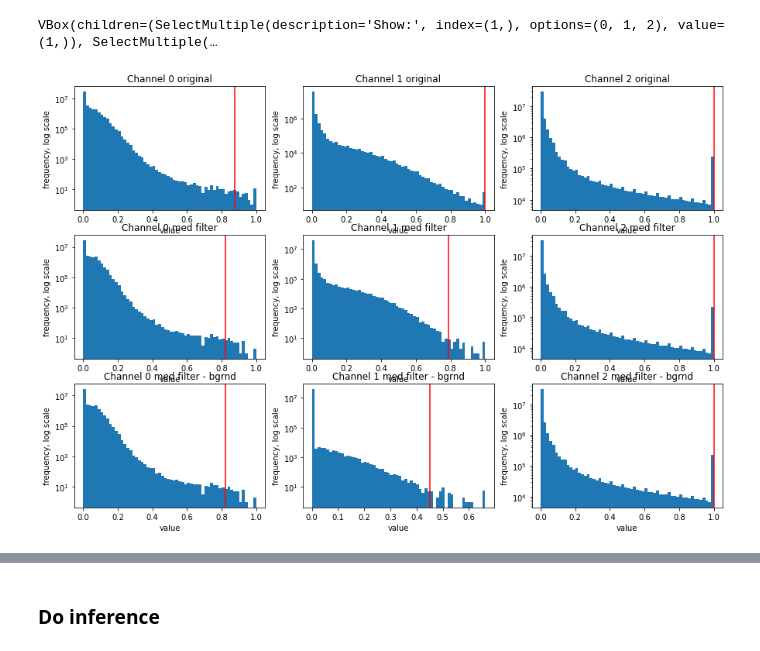
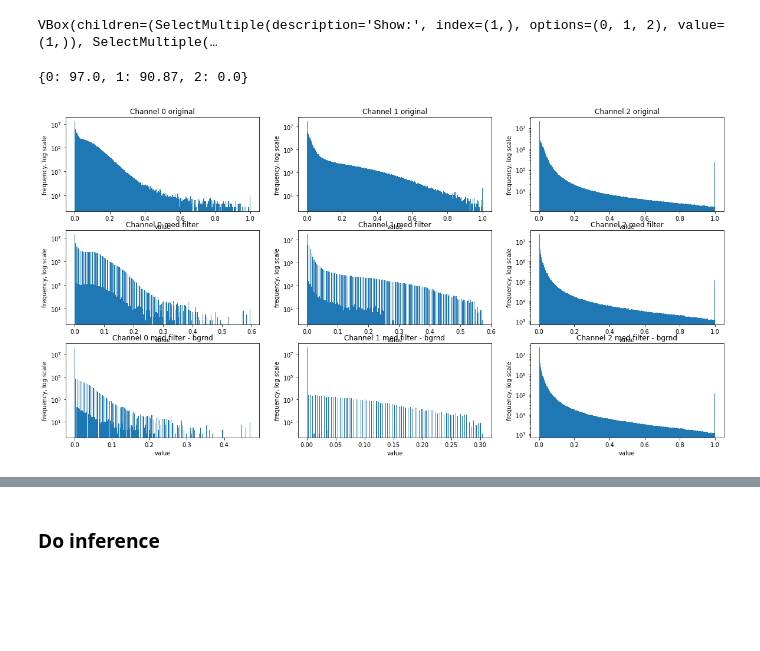
Before and after one commit to djunamay/confocalQuant, a Jupyter notebook: pipeline.ipynb, the cells around one changed output, grey strips where cells are left out. Saved outputs shown, nothing was run; the diff lists cells and outputs as text; code cells hidden in the pictures; blank space fills up the shorter version.

```diff
--- a/pipeline.ipynb
+++ b/pipeline.ipynb
@@ -54,6 +54,10 @@ toggle, median, background_dict, gamma_dict, upper_dict, lower_dict = toggle_fil
 toggle
 # %% [output]
 VBox(children=(SelectMultiple(description='Show:', index=(1,), options=(0, 1, 2), value=(1,)), SelectMultiple(…
+# %%
+background_dict
+# %% [output]
+{0: 97.0, 1: 90.87, 2: 0.0}
 # %%
 # run med filter to remove noise
 out_med = run_med_filter(out_float, kernel = 3)
@@ -63,36 +68,39 @@ background_dict = {0: 9.18, 1: 99.99, 2: 0.0}
 out_float_subtract = bgrnd_subtract(out_med, np.array(list(background_dict.values())))
 # %%
-# show plots
-fig, axs = plt.subplots(3, 3, figsize=(20, 10))
+# # show plots
+# fig, axs = plt.subplots(3, 3, figsize=(20, 10))
 
-for i in range(out_float.shape[-1]):
-    x = out_float[:,:,:,i].ravel()
-    axs[0,i].hist(x,60)
-    axs[0,i].set_yscale('log')
-    axs[0,i].set_title('Channel ' + str(i) + ' original')
-    axs[0,i].set_xlabel('value')
-    axs[0,i].set_ylabel('frequency, log scale')
-    axs[0,i].axvline(x=np.percentile(x, 99.9999), color='red')
-    None
+# for i in range(out_float.shape[-1]):
+#     x = out_float[:,:,:,i].ravel()
+#     axs[0,i].hist(x,256)
+#     axs[0,i].set_yscale('log')
+#     axs[0,i].set_title('Channel ' + str(i) + ' original')
+#     axs[0,i].set_xlabel('value')
+#     axs[0,i].set_ylabel('frequency, log scale')
+#     #axs[0,i].set_ylim(0,0.1e6)
+#     #axs[0,i].axvline(x=np.percentile(x, 99.9999), color='red')
+#     None
 
-for i in range(out_med.shape[-1]):
-    x = out_med[:,:,:,i].ravel()
-    axs[1,i].hist(x,60)
-    axs[1,i].set_yscale('log')
-    axs[1,i].set_title('Channel ' + str(i) + ' med filter')
-    axs[1,i].set_xlabel('value')
-    axs[1,i].set_ylabel('frequency, log scale')
-    axs[1,i].axvline(x=np.percentile(x, 99.9999), color='red')
-    None
+# for i in range(out_med.shape[-1]):
+#     x = out_med[:,:,:,i].ravel()
+#     axs[1,i].hist(x,256)
+#     axs[1,i].set_yscale('log')
+#     axs[1,i].set_title('Channel ' + str(i) + ' med filter')
+#     axs[1,i].set_xlabel('value')
+#     axs[1,i].set_ylabel('frequency, log scale')
+#     #axs[1,i].set_ylim(0,0.1e6)
+#     #axs[1,i].axvline(x=np.percentile(x, 99.9999), color='red')
+#     None
 
-for i in range(out_float_subtract.shape[-1]):
-    x = out_float_subtract[:,:,:,i].ravel()
-    axs[2,i].hist(x,60)
-    axs[2,i].set_yscale('log')
-    axs[2,i].set_title('Channel ' + str(i) + ' med filter - bgrnd')
-    axs[2,i].set_xlabel('value')
-    axs[2,i].set_ylabel('frequency, log scale')
-    axs[2,i].axvline(x=np.percentile(x, 99.9999), color='red')
-    None
+# for i in range(out_float_subtract.shape[-1]):
+#     x = out_float_subtract[:,:,:,i].ravel()
+#     axs[2,i].hist(x,256)
+#     axs[2,i].set_yscale('log')
+#     axs[2,i].set_title('Channel ' + str(i) + ' med filter - bgrnd')
+#     axs[2,i].set_xlabel('value')
+#     axs[2,i].set_ylabel('frequency, log scale')
+#     #axs[2,i].set_ylim(0,0.1e6)
+#     #axs[2,i].axvline(x=np.percentile(x, 99.9999), color='red')
+#     None
 # %% [output]
-[figure, old version]
+[figure, new version]
```
Also changed, not shown: parts of 22 cells of this notebook.
